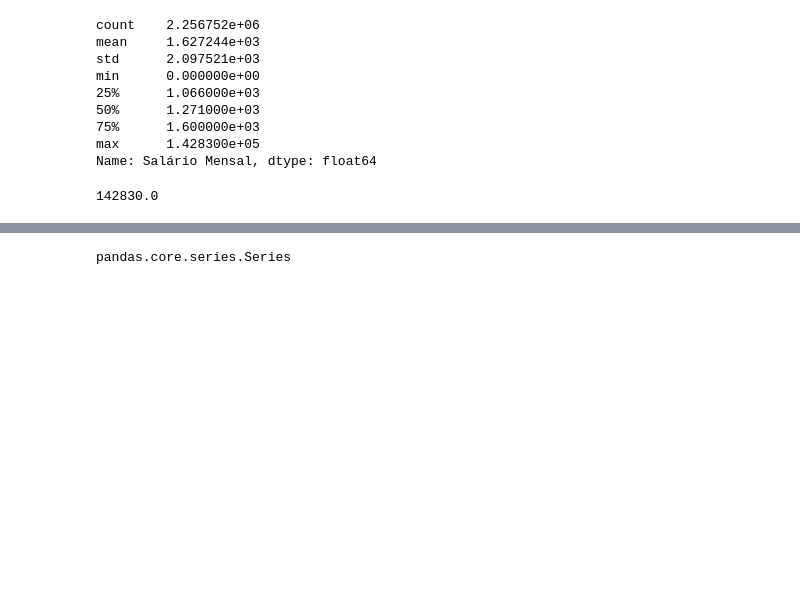
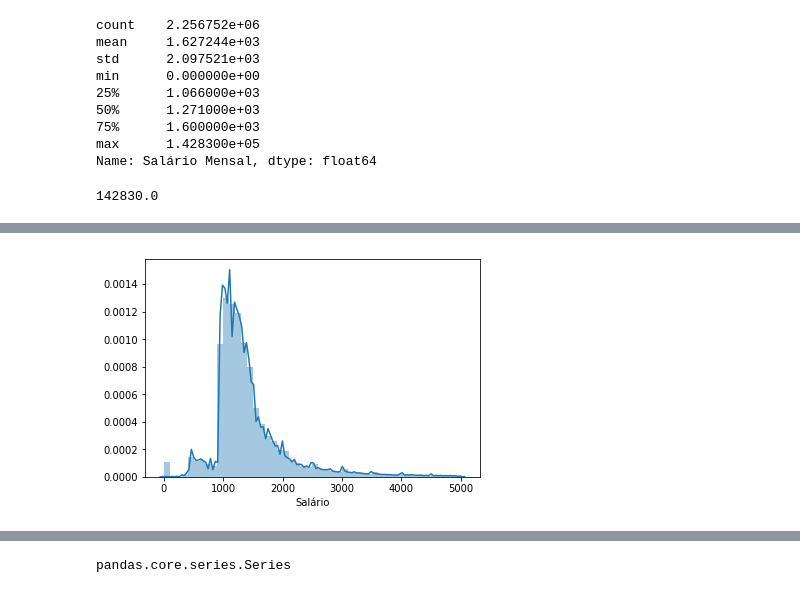
Before and after one commit to thiagodegan/Desafio01, a Jupyter notebook: Desafio.ipynb, the cells around one changed output, grey strips where cells are left out. Drawn from its saved outputs; the diff is of its cells as text; code cells hidden in the pictures; blank space fills up the shorter version.

```diff
--- a/Desafio.ipynb
+++ b/Desafio.ipynb
@@ -138,0 +148,6 @@ salario.hist(bins=150, range=(0,150000))
+# %%
+teste = data[data['Salário Mensal'] < 5000]['Salário Mensal']
+eixo_x = 'Salário'
+sns.distplot(teste, axlabel = eixo_x);
+# %% [output]
+[figure, added]
```
Also changed, not shown: parts of 10 cells of this notebook.
